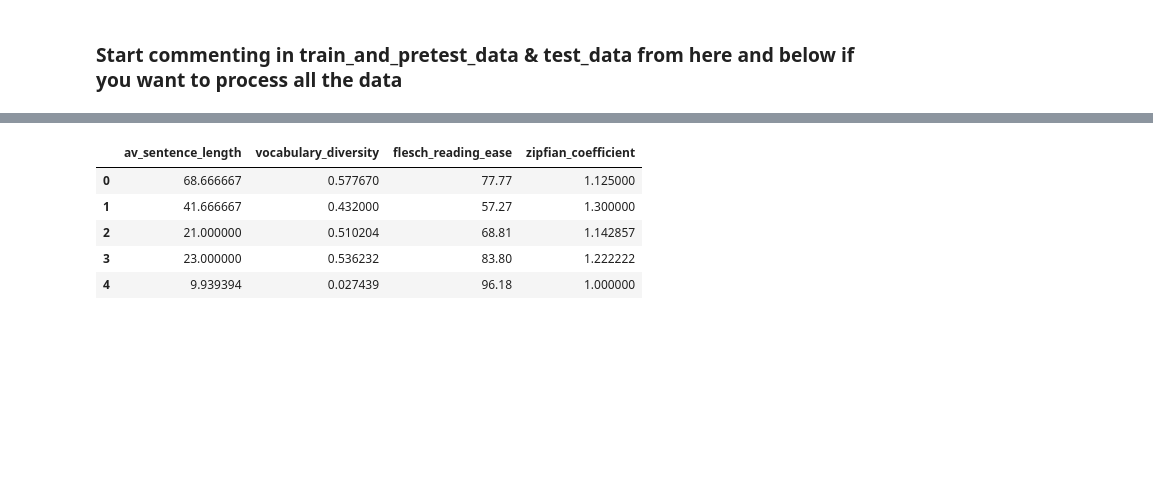
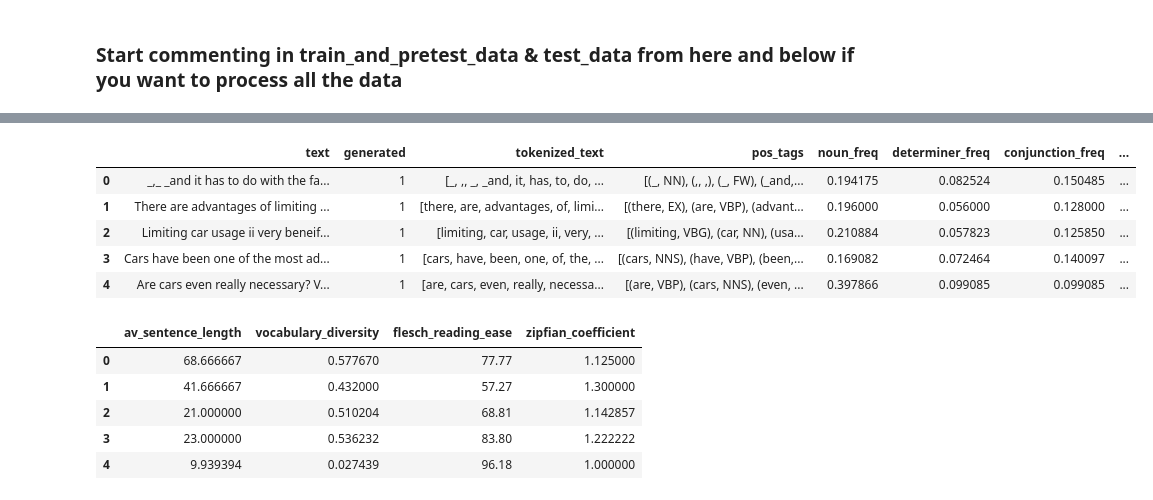
Before and after one commit to javanster/LLM-Human-Classifier, a Jupyter notebook: preprocessing.ipynb, the cells around one changed output, grey strips where cells are left out. Drawn from its saved outputs; the diff is of its cells as text; code cells hidden in the pictures; blank space fills up the shorter version.

```diff
--- a/preprocessing.ipynb
+++ b/preprocessing.ipynb
@@ -128,3 +104,65 @@ Name: pos_tags, dtype: object
+# %%
+# Syntax and Grammar Patterns
+from nltk import pos_tag
+from collections import Counter
+
+valid_data['pos_tags'] = valid_data['tokenized_text'].apply(pos_tag)
+
+if runAll:
+    train_and_pretest_data['pos_tags'] = train_and_pretest_data['tokenized_text'].apply(pos_tag)
+    test_data['pos_tags'] = test_data['tokenized_text'].apply(pos_tag)
+
+"""
+From the article: Part-of-speech analysis empha-
+sizes the dominance of nouns in ChatGPT texts, implying
+
+argumentativeness and objectivity, while the dependency
+
+parsing analysis shows that ChatGPT texts use more deter-
+miners, conjunctions, and auxiliary relations [18].
+"""
+
+# Function to count specific POS tags and normalize by text length
+def add_normalized_pos_features(df):
+    def normalize_pos_counts(text_tokens):
+        total_words = len(text_tokens)
+        if total_words == 0:
+            return {'noun_freq': 0, 'determiner_freq': 0, 'conjunction_freq': 0, 'auxiliary_freq': 0}
+
+        tags = pos_tag(text_tokens)
+        tag_counts = Counter(tag for word, tag in tags)
+        noun_freq = sum(tag_counts[tag] for tag in ['NN', 'NNS', 'NNP', 'NNPS']) / total_words
+        determiner_freq = tag_counts['DT'] / total_words
+        conjunction_freq = sum(tag_counts[tag] for tag in ['CC', 'IN']) / total_words
+        auxiliary_freq = sum(tag_counts[tag] for tag in ['MD', 'VB', 'VBD', 'VBG', 'VBN', 'VBP', 'VBZ']) / total_words
+
+        return {
+            'noun_freq': noun_freq,
+            'determiner_freq': determiner_freq,
+            'conjunction_freq': conjunction_freq,
+            'auxiliary_freq': auxiliary_freq
+        }
+
+    pos_features = df['tokenized_text'].apply(normalize_pos_counts)
+    pos_features_df = pos_features.apply(pd.Series)
+    for column in pos_features_df.columns:
+        df[column] = pos_features_df[column]
+
+# Applying the function to the DataFrame
+add_normalized_pos_features(valid_data)
+if runAll:
+    add_normalized_pos_features(train_and_pretest_data)
+    add_normalized_pos_features(test_data)
+
+# Example to view the result
+valid_data.head()
+# %% [output]
+|  | text | generated | tokenized_text | pos_tags | noun_freq | determiner_freq | conjunction_freq | ... |
+| 0 | _,_ _and it has to do with the fa... | 1 | [_, ,, _, _and, it, has, to, do, ... | [(_, NN), (,, ,), (_, FW), (_and,... | 0.194175 | 0.082524 | 0.150485 | ... |
+| 1 | There are advantages of limiting ... | 1 | [there, are, advantages, of, limi... | [(there, EX), (are, VBP), (advant... | 0.196000 | 0.056000 | 0.128000 | ... |
+| 2 | Limiting car usage ii very beneif... | 1 | [limiting, car, usage, ii, very, ... | [(limiting, VBG), (car, NN), (usa... | 0.210884 | 0.057823 | 0.125850 | ... |
+| 3 | Cars have been one of the most ad... | 1 | [cars, have, been, one, of, the, ... | [(cars, NNS), (have, VBP), (been,... | 0.169082 | 0.072464 | 0.140097 | ... |
+| 4 | Are cars even really necessary? V... | 1 | [are, cars, even, really, necessa... | [(are, VBP), (cars, NNS), (even, ... | 0.397866 | 0.099085 | 0.099085 | ... |
 # %%
 # Text Complexity and Diversity
 """Features like sentence length,
```
Also changed, not shown: parts of 13 cells of this notebook, 1 other file.
